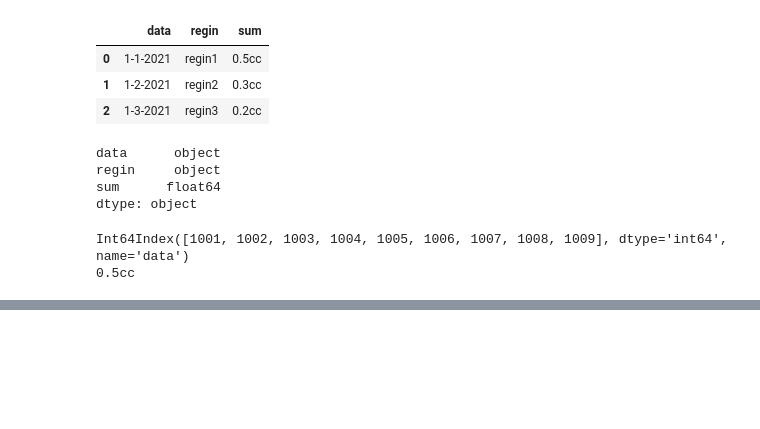
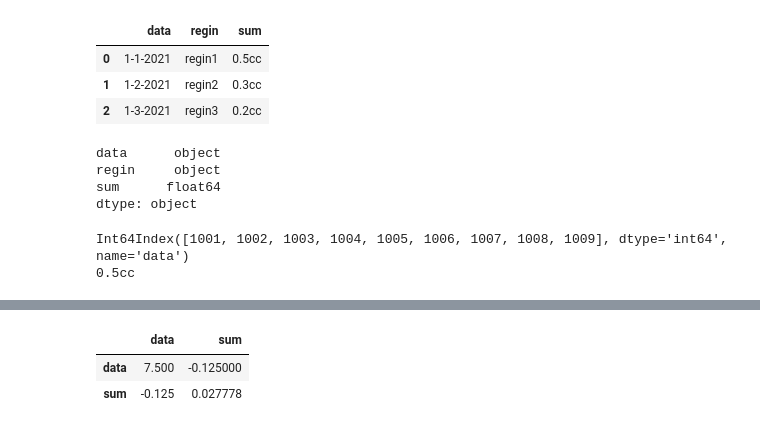
Before and after one commit to IamLph/pandas, a Jupyter notebook: pandas.ipynb, the cells around one changed output, grey strips where cells are left out. Saved outputs shown, nothing was run; the diff lists cells and outputs as text; code cells hidden in the pictures; blank space fills up the shorter version.

```diff
--- a/pandas.ipynb
+++ b/pandas.ipynb
@@ -262,0 +328,32 @@ data.loc
+# %%
+# 数据统计函数
+import pandas as pd
+data = pd.read_csv("./data/test2.csv")
+data.loc[:,"sum"] = data["sum"].str.replace("cc","").astype("float")
+
+# 汇总类
+# 1.提取所有数字列结果
+data.describe()
+
+# 2.查看单个Series的数据 平均值
+data["sum"].mean()
+# 最大值
+data["sum"].max()
+# 最小值
+data["sum"].min()
+
+# 唯一去重
+data["regin"].unique()
+
+# 按值计数 每个值出现几次
+data["sum"].value_counts()
+
+# 协方差矩阵
+data.cov()
+
+# 相关系数矩阵
+data.corr()
+# %% [output]
+|  | data | sum |
+| data | 7.500 | -0.125000 |
+| sum | -0.125 | 0.027778 |
```
Also changed, not shown: parts of 2 cells of this notebook.
